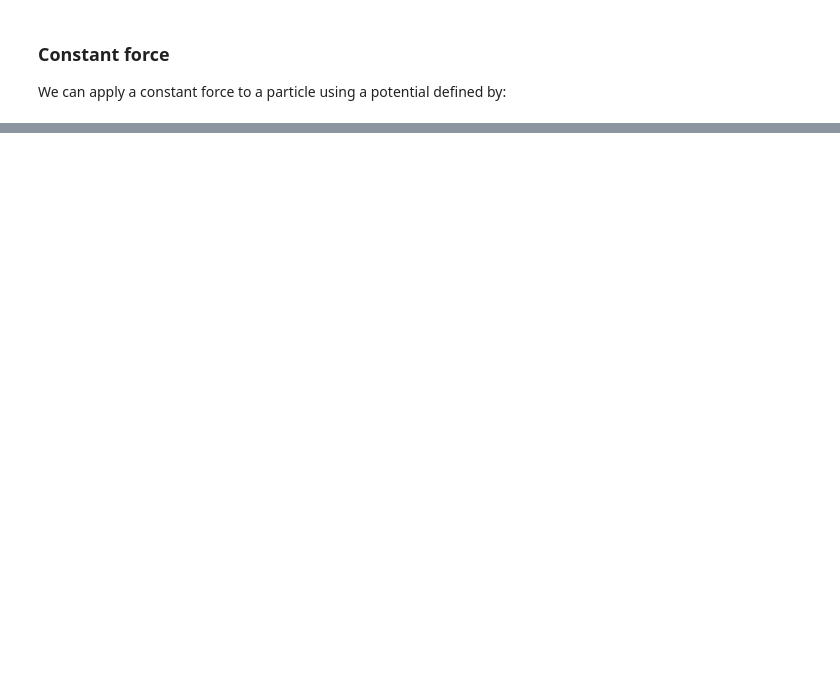
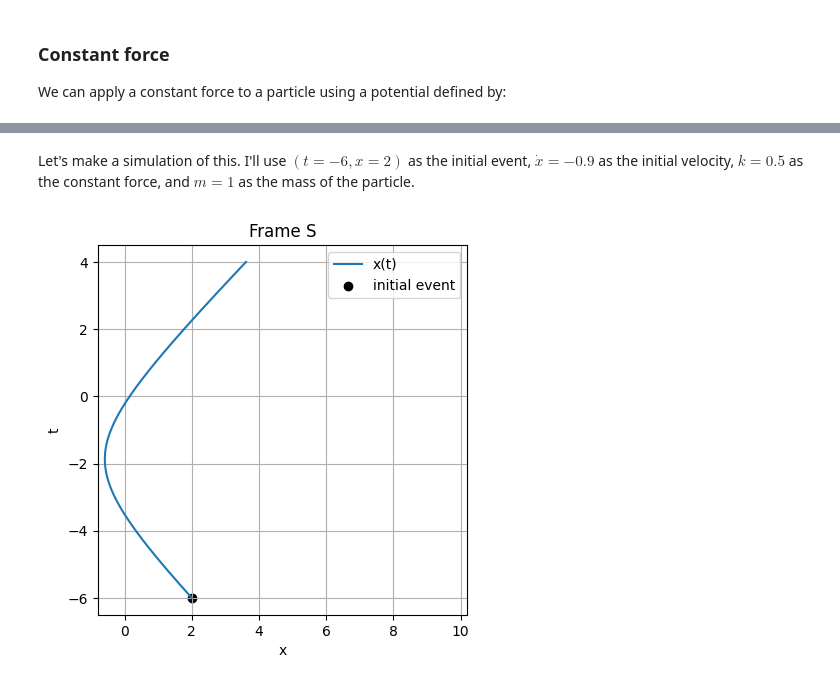
Before and after one commit to kurtamohler/physics-sims, a Jupyter notebook: notebooks/Special Relativity Lagrangian Mechanics.ipynb, the cells around one changed output, grey strips where cells are left out. Saved outputs shown, nothing was run; the diff lists cells and outputs as text; code cells hidden in the pictures; blank space fills up the shorter version.

Commit message:
Add constant force SR Lagrangian example

```diff
--- a/notebooks/Special Relativity Lagrangian Mechanics.ipynb
+++ b/notebooks/Special Relativity Lagrangian Mechanics.ipynb
@@ -200,0 +211,44 @@ $$ L = - m c^2 \sqrt{1 - \dot{x}^2 / c^2} + mkx $$
+# %% [markdown]
+Let's make a simulation of this. I'll use $(t=-6, x=2)$ as the initial event, $\dot x = -0.9$ as the initial velocity, $k=0.5$ as the constant force, and $m=1$ as the mass of the particle.
+# %%
+c = 1
+event0 = [-6, 2]
+v0 = -0.9
+k = 0.5
+m = 1
+
+class ConstantForce(physics_sims.Sim):
+    def __init__(self, event0, v0, m, k):
+        self.t = event0[0]
+        self.x = event0[1]
+        self.v = v0
+        self.m = m
+        self.k = k
+
+    def calc_acceleration(self, v):
+        return (self.k / self.m) * (1 - (v/c)**2)**1.5
+
+    def update(self, sim_runner, dt):
+        self.t, self.x, self.v = physics_sims.integrators.runge_kutta_4th_order(
+            dt, self.t, self.x, self.v,
+            lambda t, x, v: self.calc_acceleration(v)
+        )
+
+    def state(self):
+        return [self.t, self.x]
+
+traj = physics_sims.SimRunner().run_headless(
+    ConstantForce(event0, v0, m, k),
+    10)
+
+plt.plot(traj.T[1], traj.T[0], label="x(t)")
+plt.scatter(event0[1], event0[0], label='initial event', color='black')
+plt.axis('square')
+plt.ylabel("t")
+plt.xlabel("x")
+plt.title('Frame S')
+plt.legend()
+plt.grid()
+plt.show()
+# %% [output]
+[figure, added]
```
Also changed, not shown: parts of 18 cells of this notebook.
